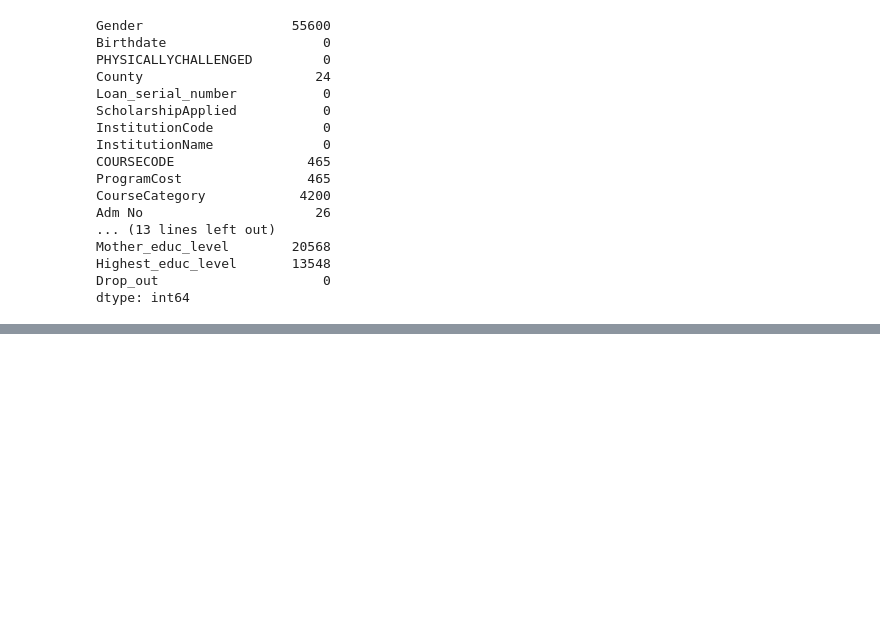
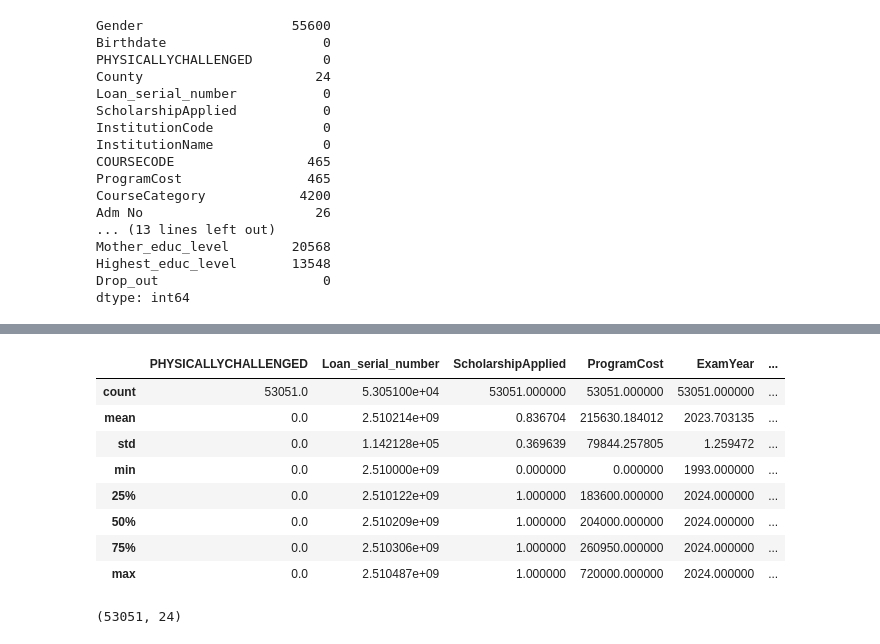
Before and after one commit to geoffreykemboi/Student_dropout_prediction_project, a Jupyter notebook: index.ipynb, the cells around one changed output, grey strips where cells are left out. Cells and saved outputs as stored; diff of their text form; code cells hidden in the pictures; blank space fills up the shorter version.

```diff
--- a/index.ipynb
+++ b/index.ipynb
@@ -119,0 +189,6 @@ chool_df
+# %%
+#After careful evaluation, we decided to drop the rows in the columns with missing values
+
+School_df=School_df.dropna(subset=["Gender","County","COURSECODE","ProgramCost","CourseCategory",
+                                   "Adm No","INDEXNUMBER","LoanStatus","Highest_educ_level"])
+School_df.head()
@@ -119,0 +225,16 @@ chool_df
+# %%
+School_df.describe()
+# %% [output]
+|  | PHYSICALLYCHALLENGED | Loan_serial_number | ScholarshipApplied | ProgramCost | ExamYear | ... |
+| count | 53051.0 | 5.305100e+04 | 53051.000000 | 53051.000000 | 53051.000000 | ... |
+| mean | 0.0 | 2.510214e+09 | 0.836704 | 215630.184012 | 2023.703135 | ... |
+| std | 0.0 | 1.142128e+05 | 0.369639 | 79844.257805 | 1.259472 | ... |
+| min | 0.0 | 2.510000e+09 | 0.000000 | 0.000000 | 1993.000000 | ... |
+| 25% | 0.0 | 2.510122e+09 | 1.000000 | 183600.000000 | 2024.000000 | ... |
+| 50% | 0.0 | 2.510209e+09 | 1.000000 | 204000.000000 | 2024.000000 | ... |
+| 75% | 0.0 | 2.510306e+09 | 1.000000 | 260950.000000 | 2024.000000 | ... |
+| max | 0.0 | 2.510487e+09 | 1.000000 | 720000.000000 | 2024.000000 | ... |
+# %%
+School_df.shape
+# %% [output]
+(53051, 24)
```
Also changed, not shown: parts of 13 cells of this notebook, 1 other file.
